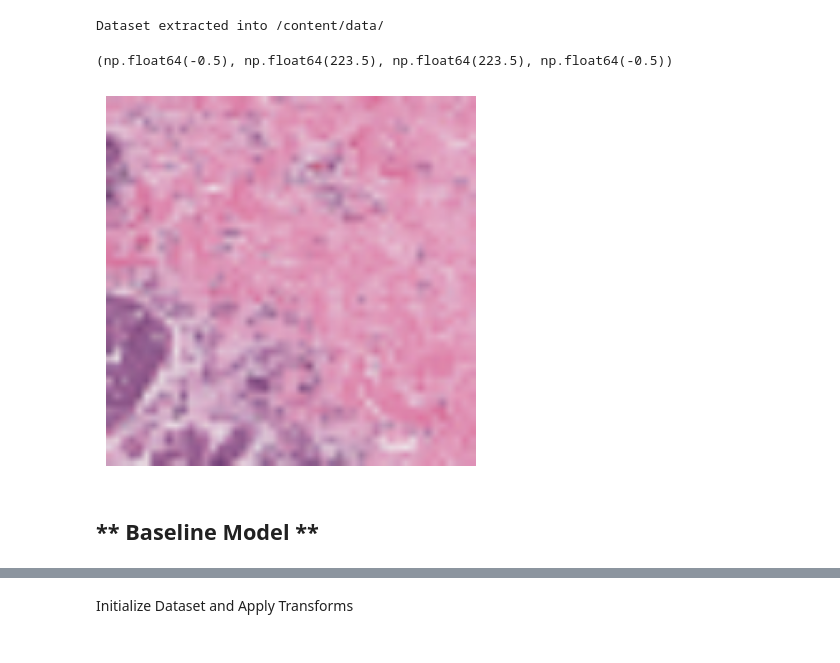
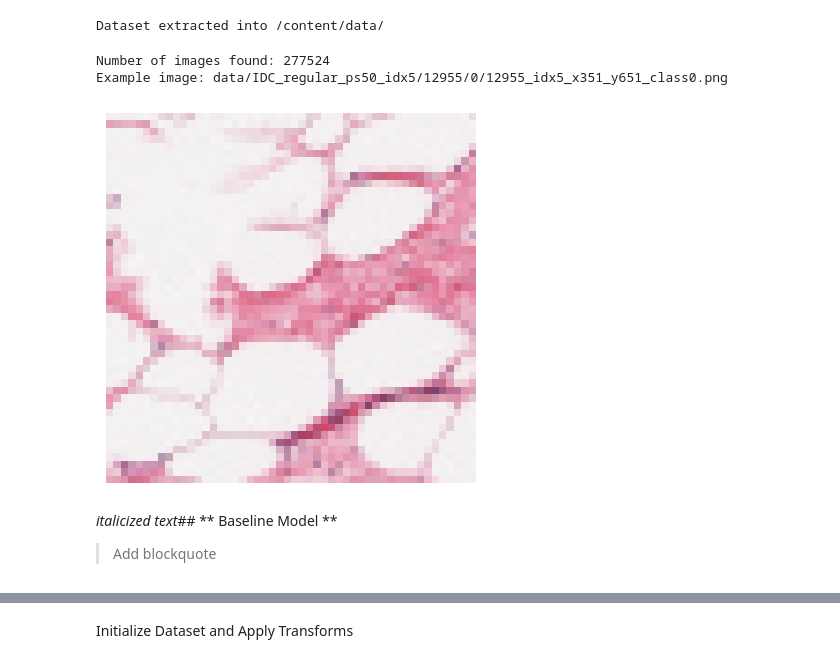
Before and after one commit to w-b-d/Ml-Project, a Jupyter notebook: notebook/training.ipynb, the cells around one changed output, grey strips where cells are left out. Cells and saved outputs as stored; diff of their text form; code cells hidden in the pictures.

```diff
--- a/notebook/training.ipynb
+++ b/notebook/training.ipynb
@@ -34,13 +43,26 @@ zip_path = "/content/drive/MyDrive/LeBromide/data/IDC_regular_ps50_idx5.zip"
 print("Dataset extracted into /content/data/")
 # %% [output]
 Dataset extracted into /content/data/
-# %%
-#first image
-example_path, _ = dataset[0]
-plt.imshow(example_path.permute(1,2,0))
-plt.axis("off")
-# %% [output]
-(np.float64(-0.5), np.float64(223.5), np.float64(223.5), np.float64(-0.5))
-[figure, removed]
+# %%
+# Find some image files inside the extracted folder
+image_paths = glob.glob("data/IDC_regular_ps50_idx5/*/*/*.png")
+print("Number of images found:", len(image_paths))
+
+# Pick a random image and display it
+random_path = random.choice(image_paths)
+print("Example image:", random_path)
+
+img = cv2.imread(random_path)
+img = cv2.cvtColor(img, cv2.COLOR_BGR2RGB)
+
+plt.imshow(img)
+plt.axis("off")
+plt.show()
+# %% [output]
+Number of images found: 277524
+Example image: data/IDC_regular_ps50_idx5/12955/0/12955_idx5_x351_y651_class0.png
+[figure, added]
 # %% [markdown]
-## ** Baseline Model **
+*italicized text*## ** Baseline Model **
+
+> Add blockquote
```
Also changed, not shown: parts of 18 cells of this notebook.
